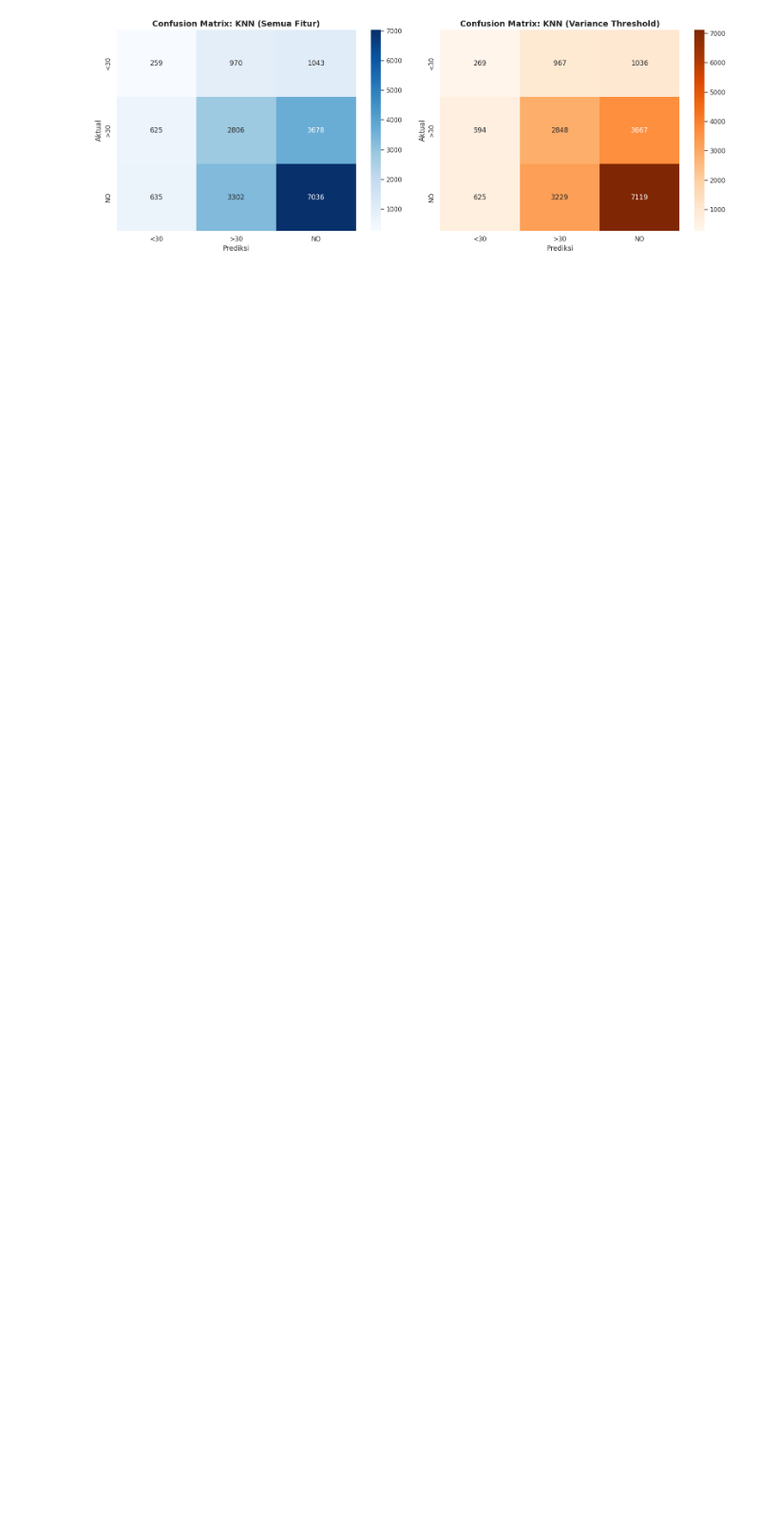
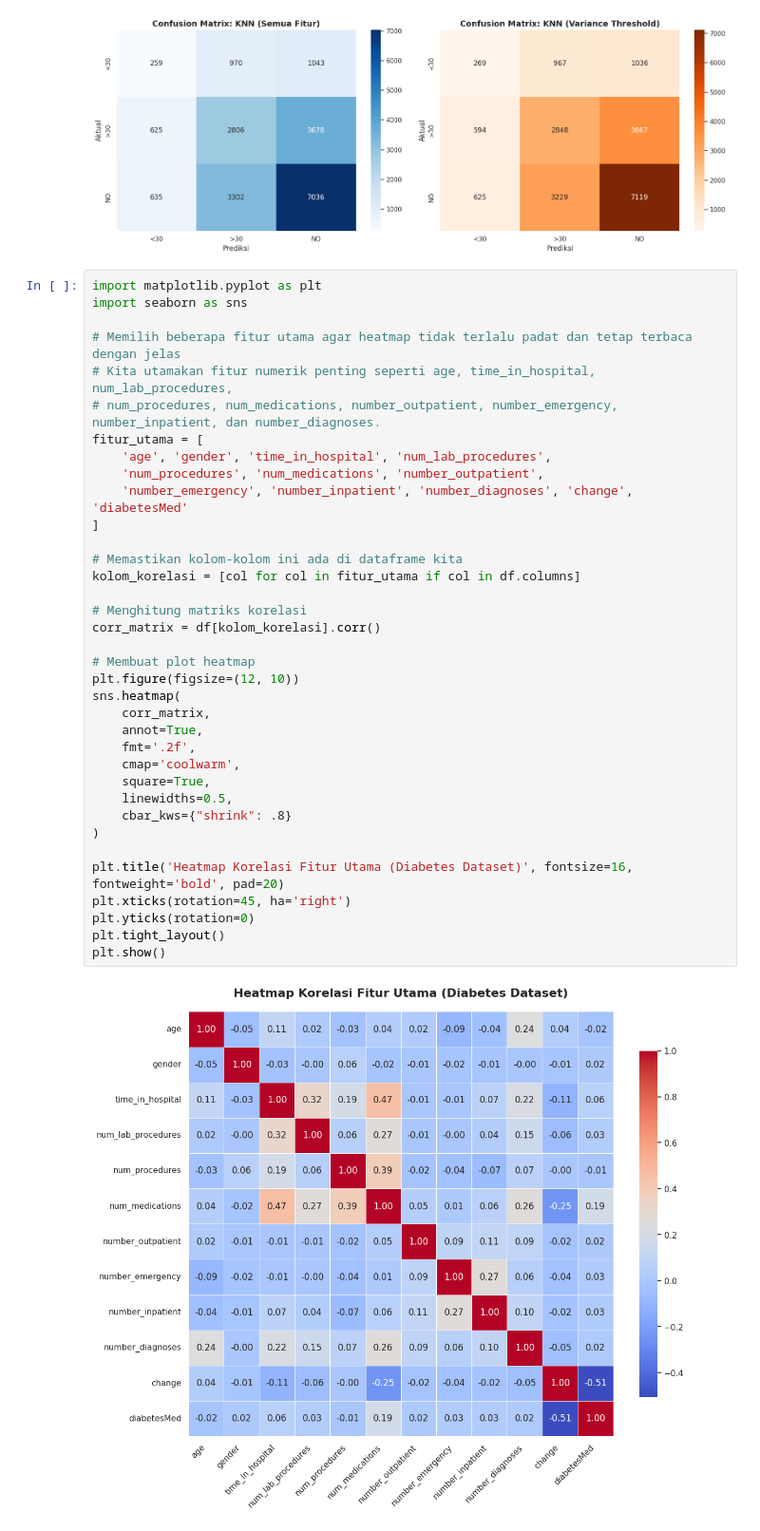
Before and after one commit to ImNotDanish05/2026_Pembelajaran-Mesin_TI-3A, a Jupyter notebook: Week_8/FiturSelection.ipynb, the cells around one changed output. Shown at 95% size. Cells and saved outputs as stored; diff of their text form; blank space fills up the shorter version.

```diff
--- a/Week_8/FiturSelection.ipynb
+++ b/Week_8/FiturSelection.ipynb
@@ -279,3 +279,41 @@ plt.tight_layout()
 plt.show()
 # %% [output]
 [figure]
+# %%
+import matplotlib.pyplot as plt
+import seaborn as sns
+
+# Memilih beberapa fitur utama agar heatmap tidak terlalu padat dan tetap terbaca dengan jelas
+# Kita utamakan fitur numerik penting seperti age, time_in_hospital, num_lab_procedures,
+# num_procedures, num_medications, number_outpatient, number_emergency, number_inpatient, dan number_diagnoses.
+fitur_utama = [
+    'age', 'gender', 'time_in_hospital', 'num_lab_procedures',
+    'num_procedures', 'num_medications', 'number_outpatient',
+    'number_emergency', 'number_inpatient', 'number_diagnoses', 'change', 'diabetesMed'
+]
+
+# Memastikan kolom-kolom ini ada di dataframe kita
+kolom_korelasi = [col for col in fitur_utama if col in df.columns]
+
+# Menghitung matriks korelasi
+corr_matrix = df[kolom_korelasi].corr()
+
+# Membuat plot heatmap
+plt.figure(figsize=(12, 10))
+sns.heatmap(
+    corr_matrix,
+    annot=True,
+    fmt='.2f',
+    cmap='coolwarm',
+    square=True,
+    linewidths=0.5,
+    cbar_kws={"shrink": .8}
+)
+
+plt.title('Heatmap Korelasi Fitur Utama (Diabetes Dataset)', fontsize=16, fontweight='bold', pad=20)
+plt.xticks(rotation=45, ha='right')
+plt.yticks(rotation=0)
+plt.tight_layout()
+plt.show()
+# %% [output]
+[figure, added]
```
